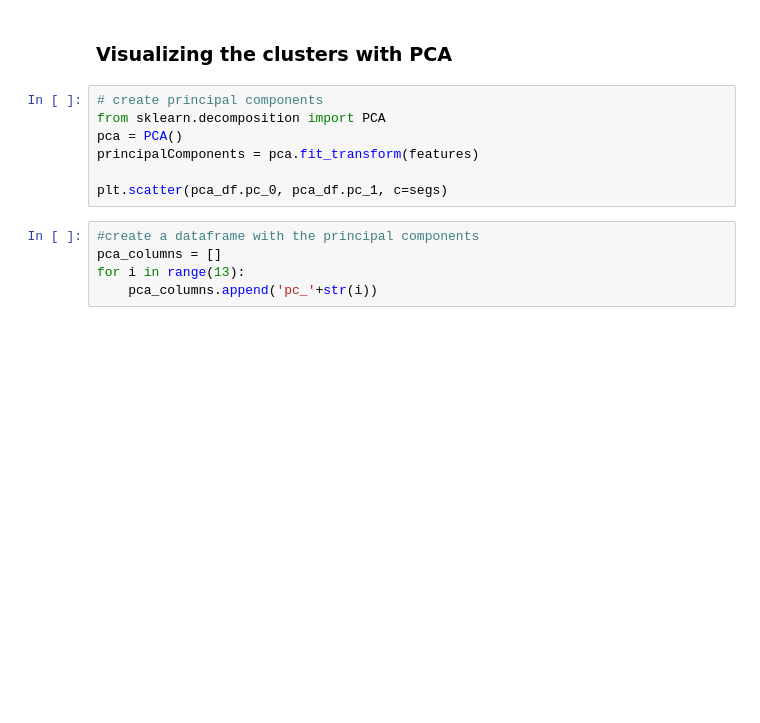
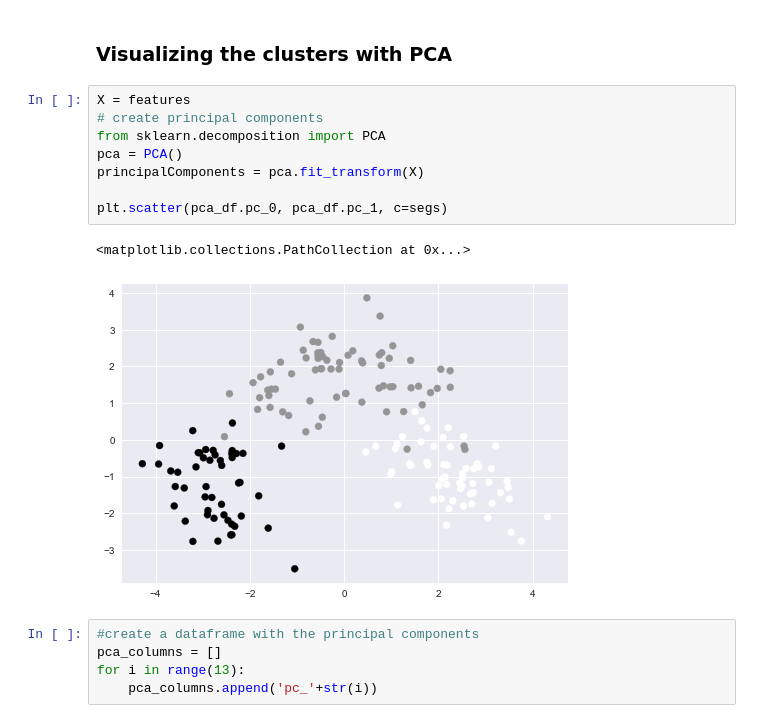
Before and after one commit to jprinfret/nyc-ds-100719-lectures, a Jupyter notebook: week-11/Clustering/Kmeans_Clustering.ipynb, the cells around one changed output. Cells and saved outputs as stored; diff of their text form; blank space fills up the shorter version.

```diff
--- a/week-11/Clustering/Kmeans_Clustering.ipynb
+++ b/week-11/Clustering/Kmeans_Clustering.ipynb
@@ -514,12 +527,16 @@ ____
 # %% [markdown]
 ### Visualizing the clusters with PCA
 # %%
+X = features
 # create principal components
 from sklearn.decomposition import PCA
 pca = PCA()
-principalComponents = pca.fit_transform(features)
+principalComponents = pca.fit_transform(X)
 
 plt.scatter(pca_df.pc_0, pca_df.pc_1, c=segs)
+# %% [output]
+<matplotlib.collections.PathCollection at 0x...>
+[figure, added]
 # %%
 #create a dataframe with the principal components
 pca_columns = []
```
Also changed, not shown: parts of 5 cells of this notebook.
